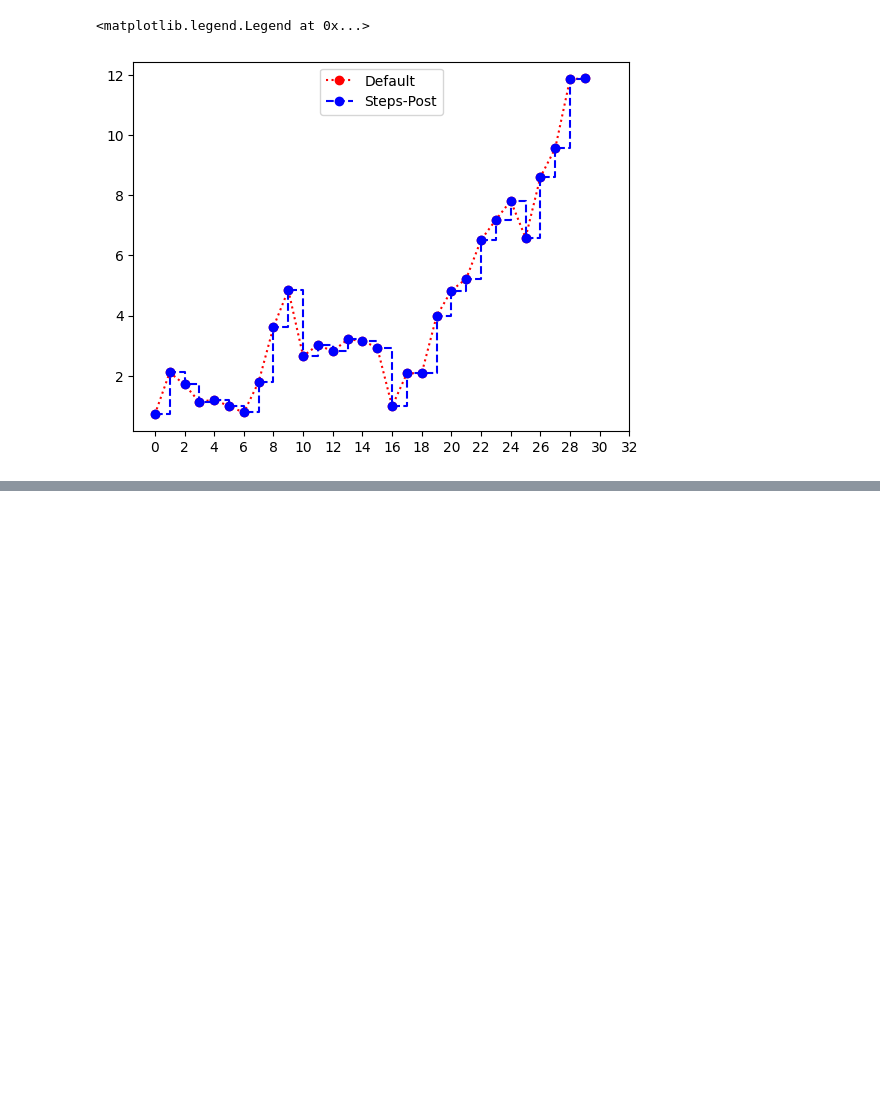
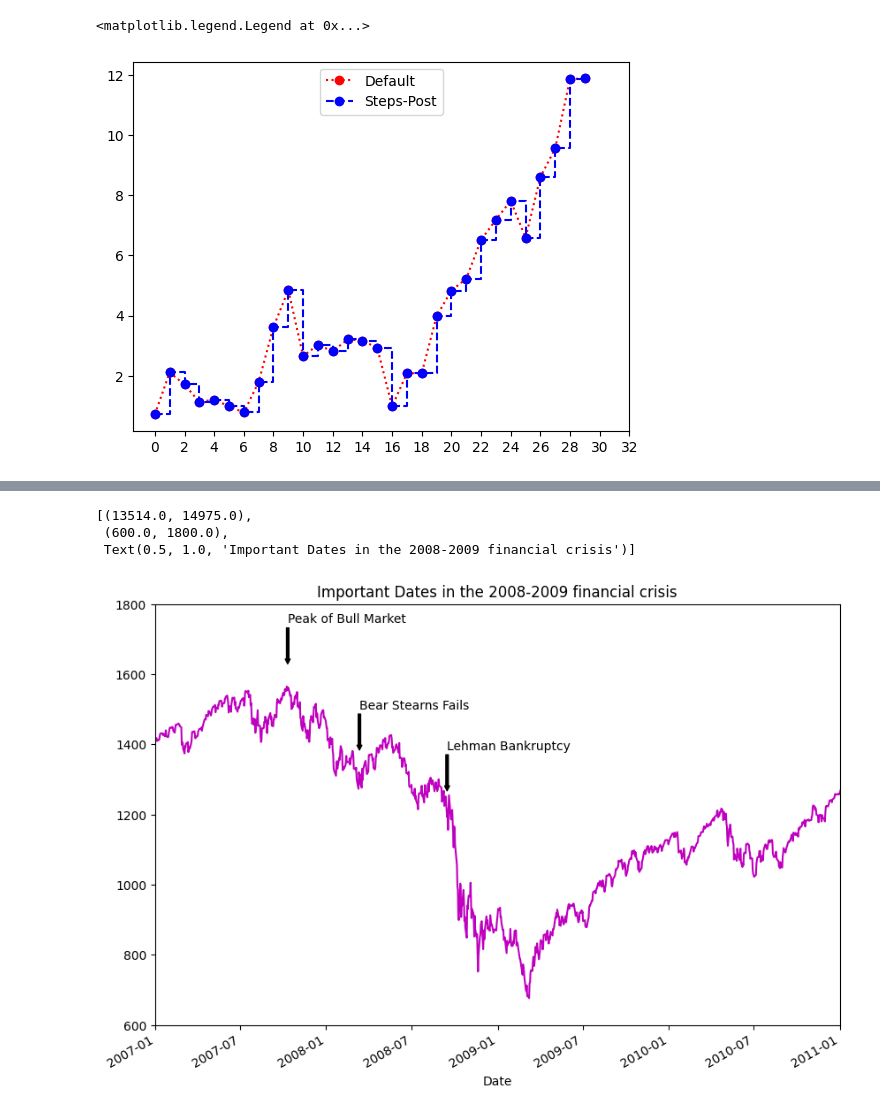
Before and after one commit to morayo0x/data_analysis, a Jupyter notebook: lib/pandas.ipynb, the cells around one changed output, grey strips where cells are left out. Cells and saved outputs as stored; diff of their text form; code cells hidden in the pictures; blank space fills up the shorter version.

```diff
--- a/lib/pandas.ipynb
+++ b/lib/pandas.ipynb
@@ -2219,0 +2348,5 @@ plt.legend(loc='upper center')
+# %%
+fp = "../datasets/examples/spx.csv"
+
+df = pd.read_csv(fp, index_col=0, parse_dates=True)
+df.head(15)
@@ -2219,0 +2375,43 @@ plt.legend(loc='upper center')
+# %%
+# create the canvas
+
+fig = plt.figure()
+fig.set_figheight(7)
+fig.set_figwidth(10)
+
+# add a sub-figure
+ax = fig.add_subplot(1, 1, 1)
+
+# get the data we need for plotting
+spx = df['SPX']
+
+# plot the spx data
+spx.plot(ax=ax, style='m-')
+
+# annotation data indicating the crisis year
+crisis_data = [
+    (datetime(2007, 10, 11), 'Peak of Bull Market'),
+    (datetime(2008, 3, 12), 'Bear Stearns Fails'),
+    (datetime(2008, 9, 15), 'Lehman Bankruptcy')
+]
+
+# use the crisis data with datetime as x and corresponding string as y to annotate
+for date, label in crisis_data:
+    ax.annotate(label, xy=(date, spx.asof(date) + 75),
+                xytext=(date, spx.asof(date) + 220),
+                arrowprops=dict(facecolor='black', headwidth=4, width=2, headlength=4),
+                horizontalalignment='left', verticalalignment='top')
+
+# zoom in on 2007 - 2010
+props = {
+    "xlim": ['1/1/2007', '1/1/2011'],
+    "ylim": [600, 1800],
+    "title": "Important Dates in the 2008-2009 financial crisis"
+}
+
+ax.set(**props)
+# %% [output]
+[(13514.0, 14975.0),
+ (600.0, 1800.0),
+ Text(0.5, 1.0, 'Important Dates in the 2008-2009 financial crisis')]
+[figure, added]
```
Also changed, not shown: parts of 33 cells of this notebook.
